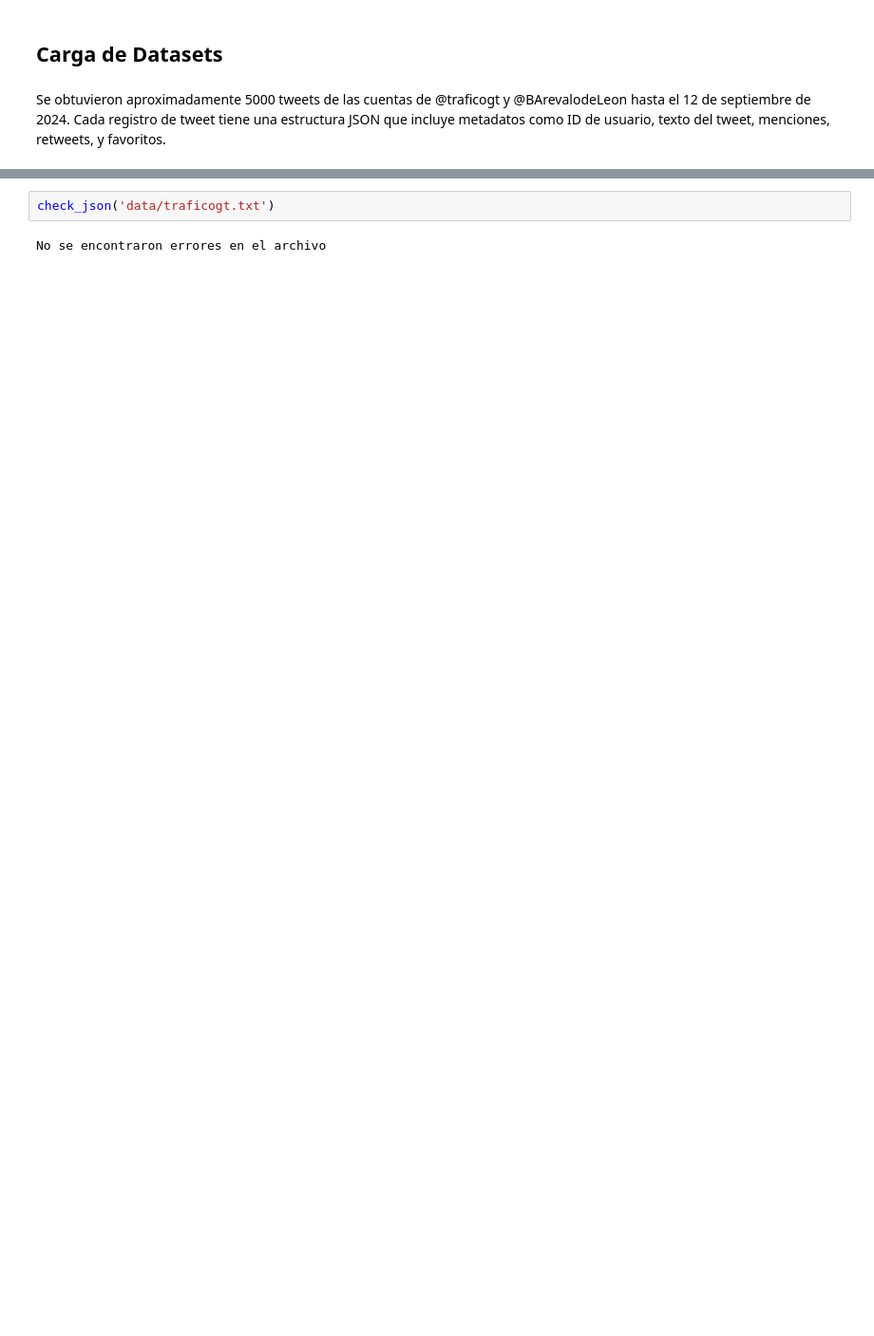
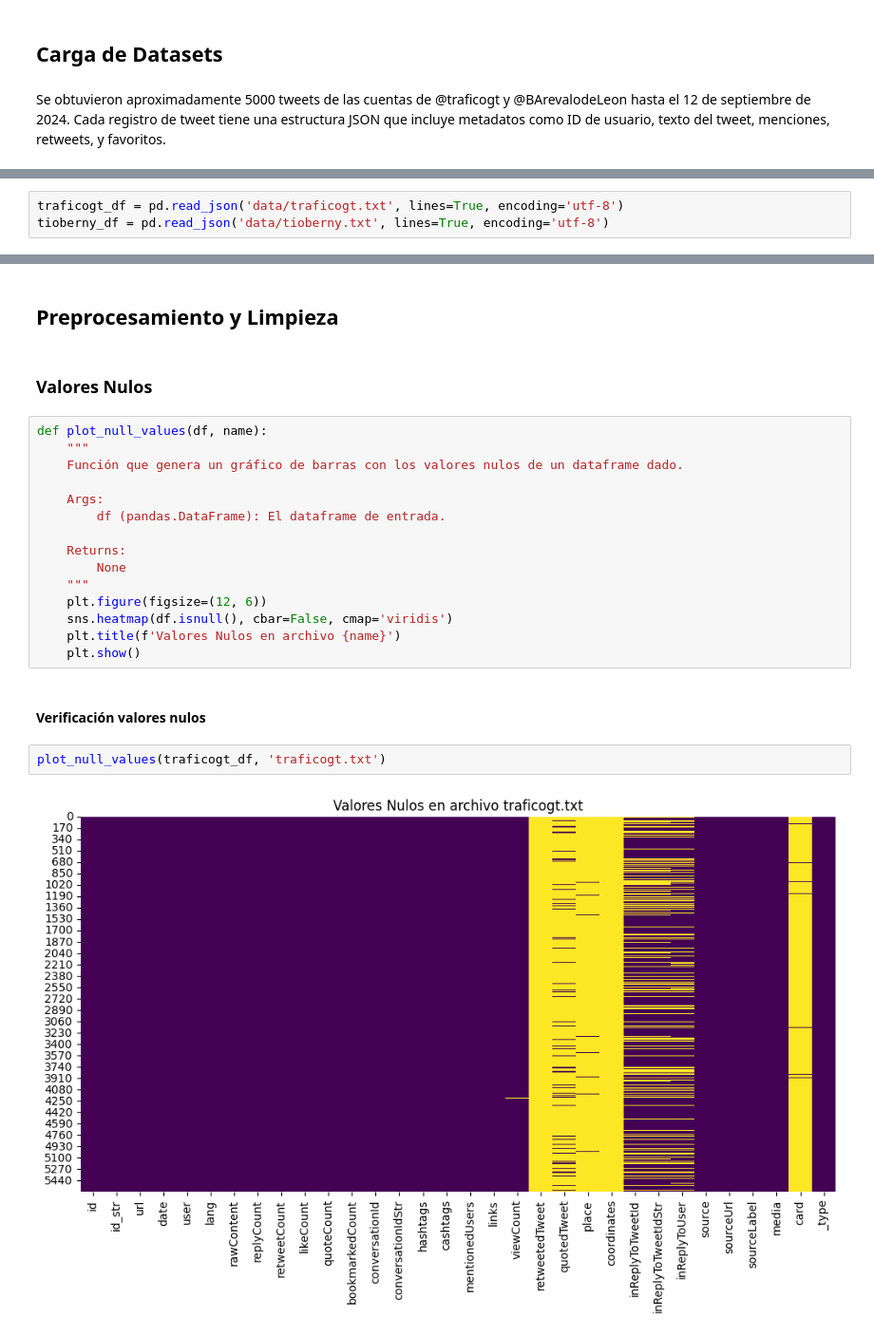
Before and after one commit to JPOrellana/Lab7-DataScience, a Jupyter notebook: Lab7.ipynb, the cells around one changed output, grey strips where cells are left out. Shown at 95% size. Drawn from its saved outputs; the diff is of its cells as text; blank space fills up the shorter version.

Commit message:
Identificacion y estrategia con Nulos

```diff
--- a/Lab7.ipynb
+++ b/Lab7.ipynb
@@ -102,0 +28,3 @@ El problema esta en que la ultima linea no tiene el simbolo `}` para definir el
+# %%
+traficogt_df = pd.read_json('data/traficogt.txt', lines=True, encoding='utf-8')
+tioberny_df = pd.read_json('data/tioberny.txt', lines=True, encoding='utf-8')
@@ -103,4 +203,25 @@ El problema esta en que la ultima linea no tiene el simbolo `}` para definir el
+# %% [markdown]
+## Preprocesamiento y Limpieza
+# %% [markdown]
+### Valores Nulos
+# %%
+def plot_null_values(df, name):
+    """
+    Función que genera un gráfico de barras con los valores nulos de un dataframe dado.
+
+    Args:
+        df (pandas.DataFrame): El dataframe de entrada.
+
+    Returns:
+        None
+    """
+    plt.figure(figsize=(12, 6))
+    sns.heatmap(df.isnull(), cbar=False, cmap='viridis')
+    plt.title(f'Valores Nulos en archivo {name}')
+    plt.show()
+# %% [markdown]
+#### Verificación valores nulos
 # %%
-check_json('data/traficogt.txt')
+plot_null_values(traficogt_df, 'traficogt.txt')
 # %% [output]
-No se encontraron errores en el archivo
+[figure, added]
```
Also changed, not shown: parts of 20 cells of this notebook.
